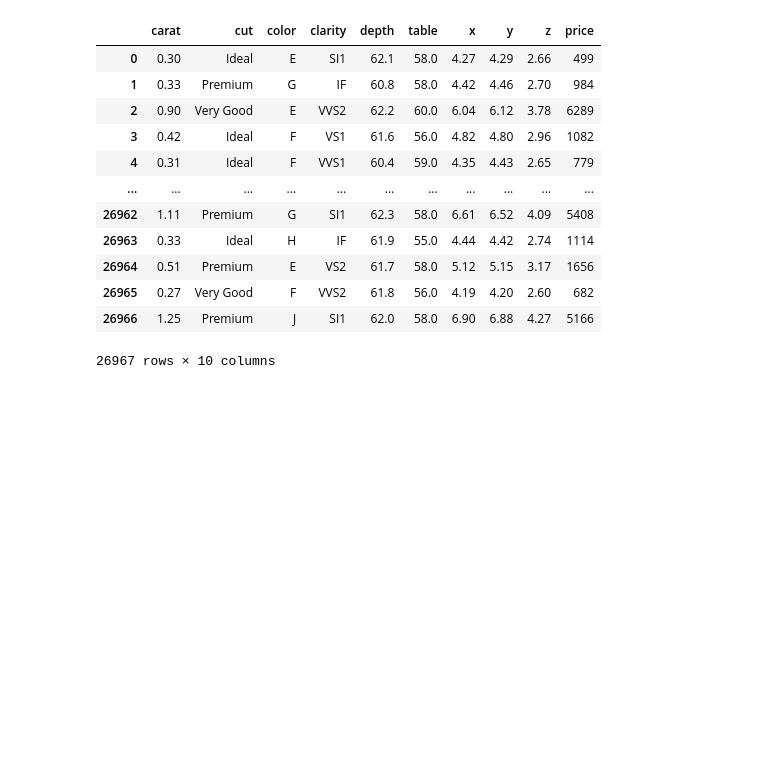
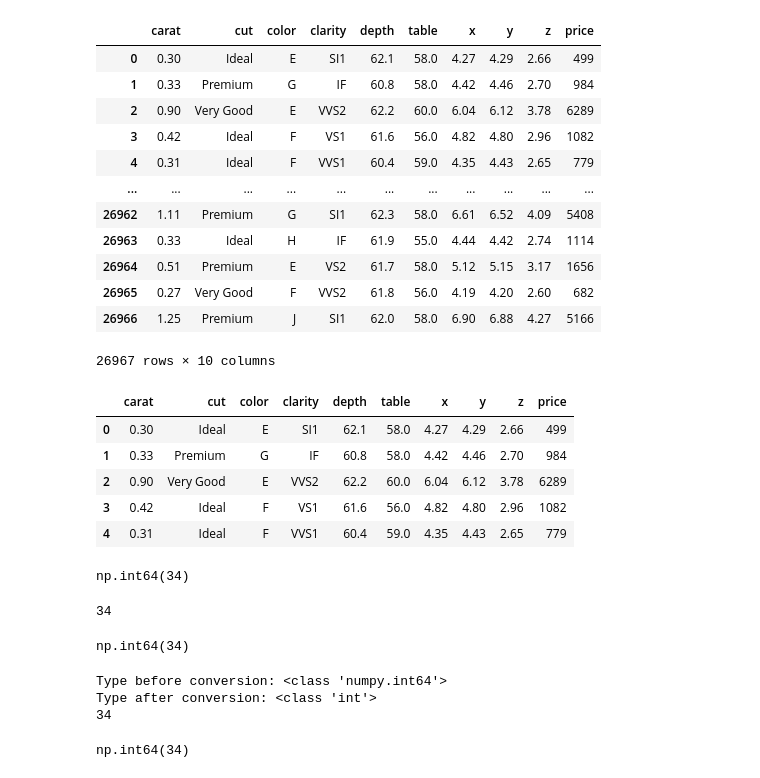
Before and after one commit to techfreakydeepak/FSDSMENDTOEND, a Jupyter notebook: notebook/research.ipynb, the cells around one changed output. Saved outputs shown, nothing was run; the diff lists cells and outputs as text; code cells hidden in the pictures; blank space fills up the shorter version.

```diff
--- a/notebook/research.ipynb
+++ b/notebook/research.ipynb
@@ -169,3 +169,49 @@ data
 | 26965 | 0.27 | Very Good | F | VVS2 | 61.8 | 56.0 | 4.19 | 4.20 | 2.60 | 682 |
 | 26966 | 1.25 | Premium | J | SI1 | 62.0 | 58.0 | 6.90 | 6.88 | 4.27 | 5166 |
 26967 rows × 10 columns
+# %%
+data.head()
+# %% [output]
+|  | carat | cut | color | clarity | depth | table | x | y | z | price |
+| 0 | 0.30 | Ideal | E | SI1 | 62.1 | 58.0 | 4.27 | 4.29 | 2.66 | 499 |
+| 1 | 0.33 | Premium | G | IF | 60.8 | 58.0 | 4.42 | 4.46 | 2.70 | 984 |
+| 2 | 0.90 | Very Good | E | VVS2 | 62.2 | 60.0 | 6.04 | 6.12 | 3.78 | 6289 |
+| 3 | 0.42 | Ideal | F | VS1 | 61.6 | 56.0 | 4.82 | 4.80 | 2.96 | 1082 |
+| 4 | 0.31 | Ideal | F | VVS1 | 60.4 | 59.0 | 4.35 | 4.43 | 2.65 | 779 |
+# %%
+data.duplicated().sum()
+# %% [output]
+np.int64(34)
+# %%
+import numpy as np
+
+# Example np.int64 value
+num_duplicates = np.int64(34)
+
+# Convert to a regular integer
+num_duplicates_int = int(num_duplicates)
+print(num_duplicates_int)  # Output: 34
+# %% [output]
+34
+# %%
+data.duplicated().sum()
+# %% [output]
+np.int64(34)
+# %%
+num_duplicates = data.duplicated().sum()
+
+# Check the type
+print(f"Type before conversion: {type(num_duplicates)}")  # Should be <class 'numpy.int64'>
+
+# Convert to a regular integer
+num_duplicates_int = int(num_duplicates)
+print(f"Type after conversion: {type(num_duplicates_int)}")  # Should be <class 'int'>
+print(num_duplicates_int)  # Output: 34
+# %% [output]
+Type before conversion: <class 'numpy.int64'>
+Type after conversion: <class 'int'>
+34
+# %%
+data.duplicated().sum()
+# %% [output]
+np.int64(34)
```
Also changed, not shown: parts of 10 cells of this notebook, 1 other file.
